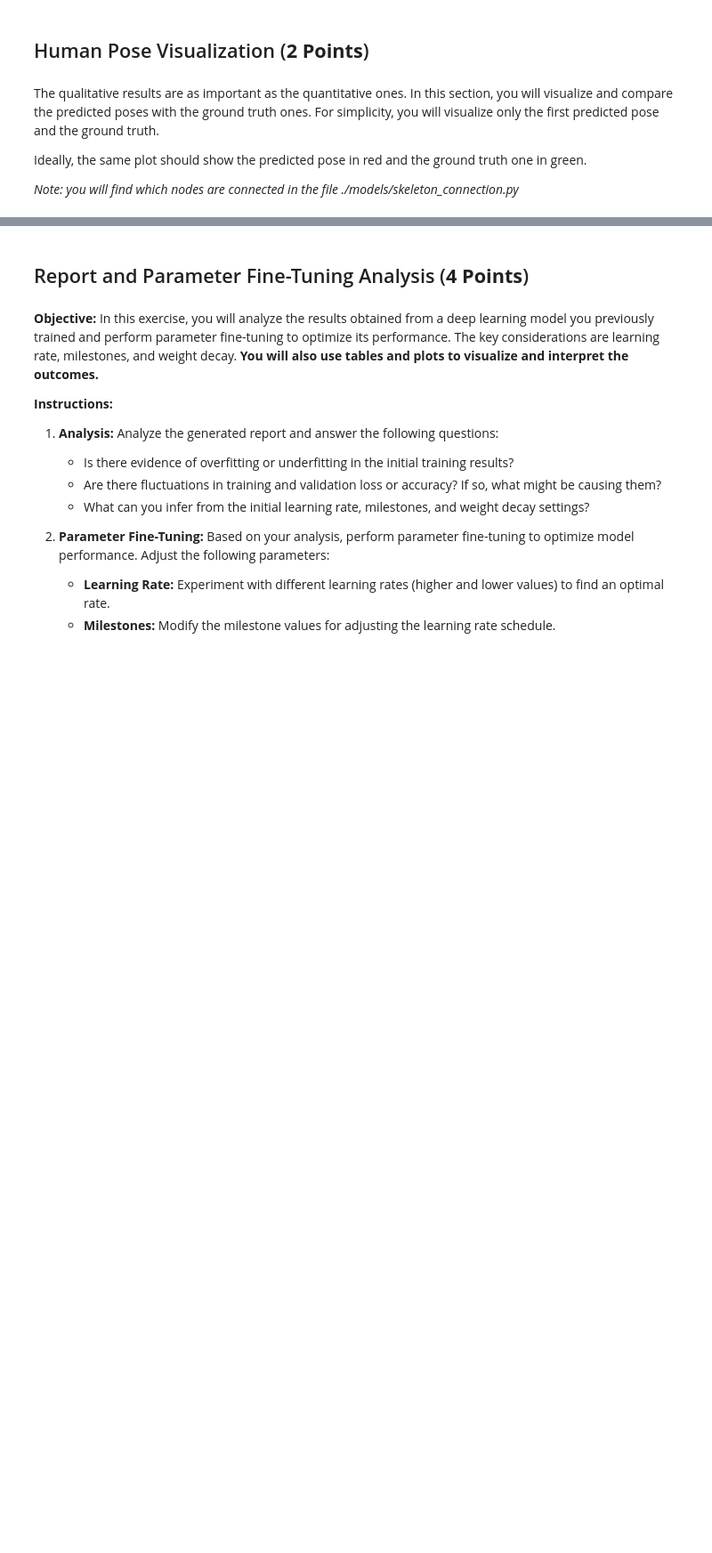
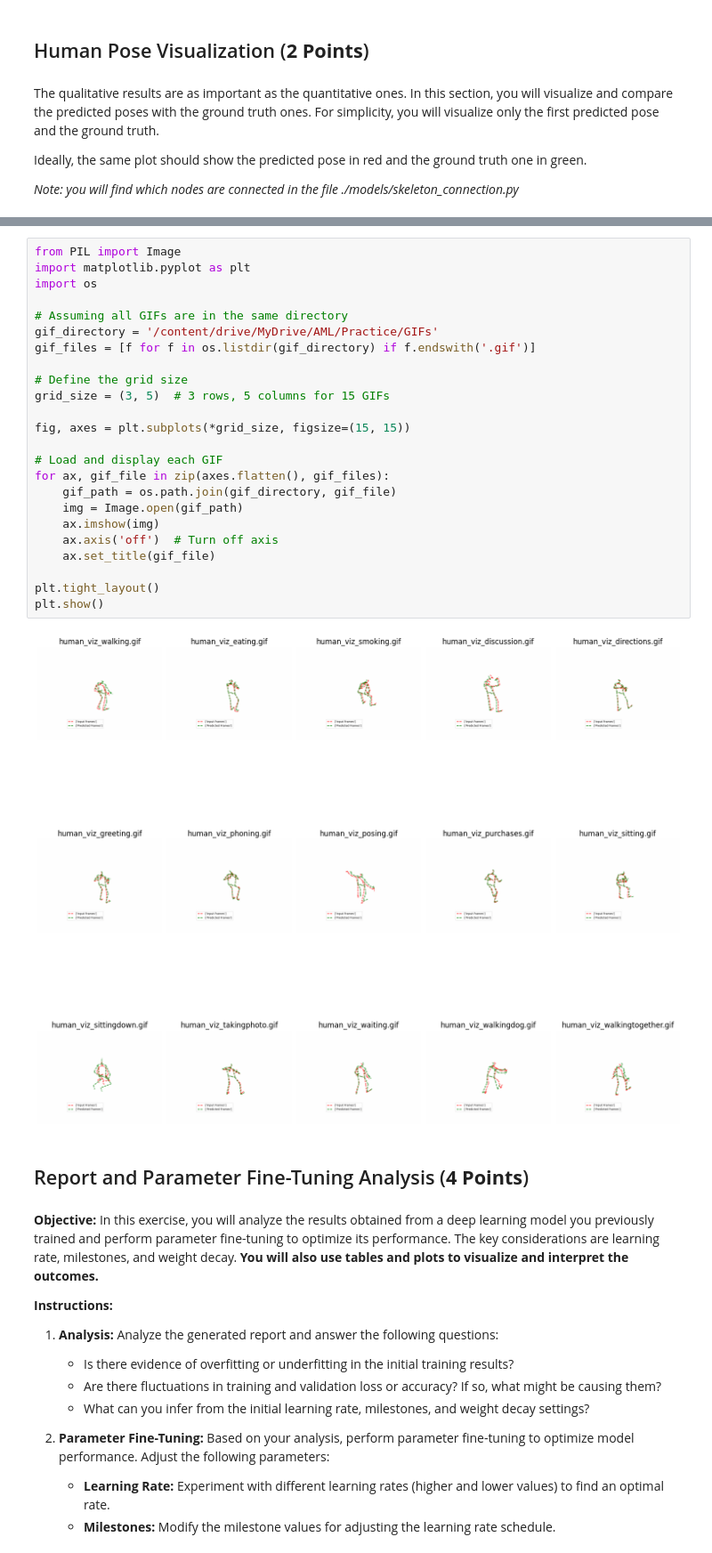
Before and after one commit to Astronauts-Making-Limoncello/AML_Homework, a Jupyter notebook: Practice/AML_practice.ipynb, the cells around one changed output, grey strips where cells are left out. Shown at 89% size. Saved outputs shown, nothing was run; the diff lists cells and outputs as text; blank space fills up the shorter version.

Commit message:
Added commits and better plots

```diff
--- a/Practice/AML_practice.ipynb
+++ b/Practice/AML_practice.ipynb
@@ -692,6 +766,32 @@ model = Model(num_joints=joints_to_consider,
 
 # n_viz = 1 only one gif
 visualize(input_n, output_n, visualize_from=visualize_from, path=path, modello=model, device=device,n_viz=n_viz, skip_rate=1, actions=actions_to_consider_viz)
+# %%
+from PIL import Image
+import matplotlib.pyplot as plt
+import os
+
+# Assuming all GIFs are in the same directory
+gif_directory = '/content/drive/MyDrive/AML/Practice/GIFs'
+gif_files = [f for f in os.listdir(gif_directory) if f.endswith('.gif')]
+
+# Define the grid size
+grid_size = (3, 5)  # 3 rows, 5 columns for 15 GIFs
+
+fig, axes = plt.subplots(*grid_size, figsize=(15, 15))
+
+# Load and display each GIF
+for ax, gif_file in zip(axes.flatten(), gif_files):
+    gif_path = os.path.join(gif_directory, gif_file)
+    img = Image.open(gif_path)
+    ax.imshow(img)
+    ax.axis('off')  # Turn off axis
+    ax.set_title(gif_file)
+
+plt.tight_layout()
+plt.show()
+# %% [output]
+[figure, added]
 # %% [markdown]
 ## Report and Parameter Fine-Tuning Analysis  (**4 Points**)
 # %% [markdown]
```
Also changed, not shown: parts of 40 cells of this notebook, 1 other file.
